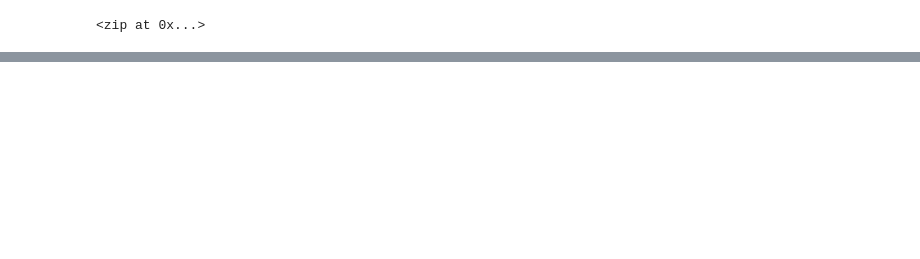
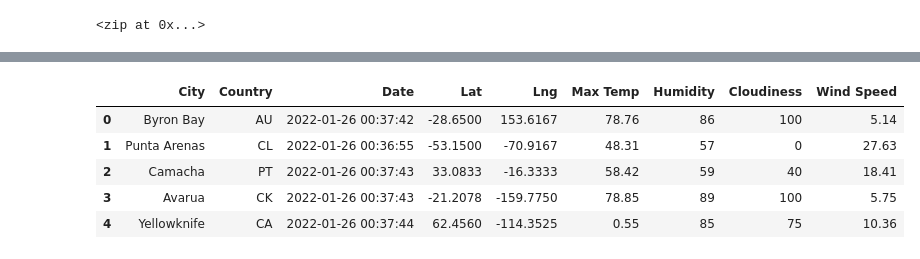
Before and after one commit to kmburkezoo/world-weather-analysis, a Jupyter notebook: WeatherPy.ipynb, the cells around one changed output, grey strips where cells are left out. Drawn from its saved outputs; the diff is of its cells as text; code cells hidden in the pictures; blank space fills up the shorter version.

```diff
--- a/WeatherPy.ipynb
+++ b/WeatherPy.ipynb
@@ -54,0 +161,11 @@ len(cities)
+# %%
+new_column_order = ['City','Country','Date','Lat','Lng','Max Temp','Humidity','Cloudiness','Wind Speed']
+city_data_df = city_data_df[new_column_order]
+city_data_df.head()
+# %% [output]
+|  | City | Country | Date | Lat | Lng | Max Temp | Humidity | Cloudiness | Wind Speed |
+| 0 | Byron Bay | AU | 2022-01-26 00:37:42 | -28.6500 | 153.6167 | 78.76 | 86 | 100 | 5.14 |
+| 1 | Punta Arenas | CL | 2022-01-26 00:36:55 | -53.1500 | -70.9167 | 48.31 | 57 | 0 | 27.63 |
+| 2 | Camacha | PT | 2022-01-26 00:37:43 | 33.0833 | -16.3333 | 58.42 | 59 | 40 | 18.41 |
+| 3 | Avarua | CK | 2022-01-26 00:37:43 | -21.2078 | -159.7750 | 78.85 | 89 | 100 | 5.75 |
+| 4 | Yellowknife | CA | 2022-01-26 00:37:44 | 62.4560 | -114.3525 | 0.55 | 85 | 75 | 10.36 |
```
Also changed, not shown: parts of 10 cells of this notebook, 2 other files.
